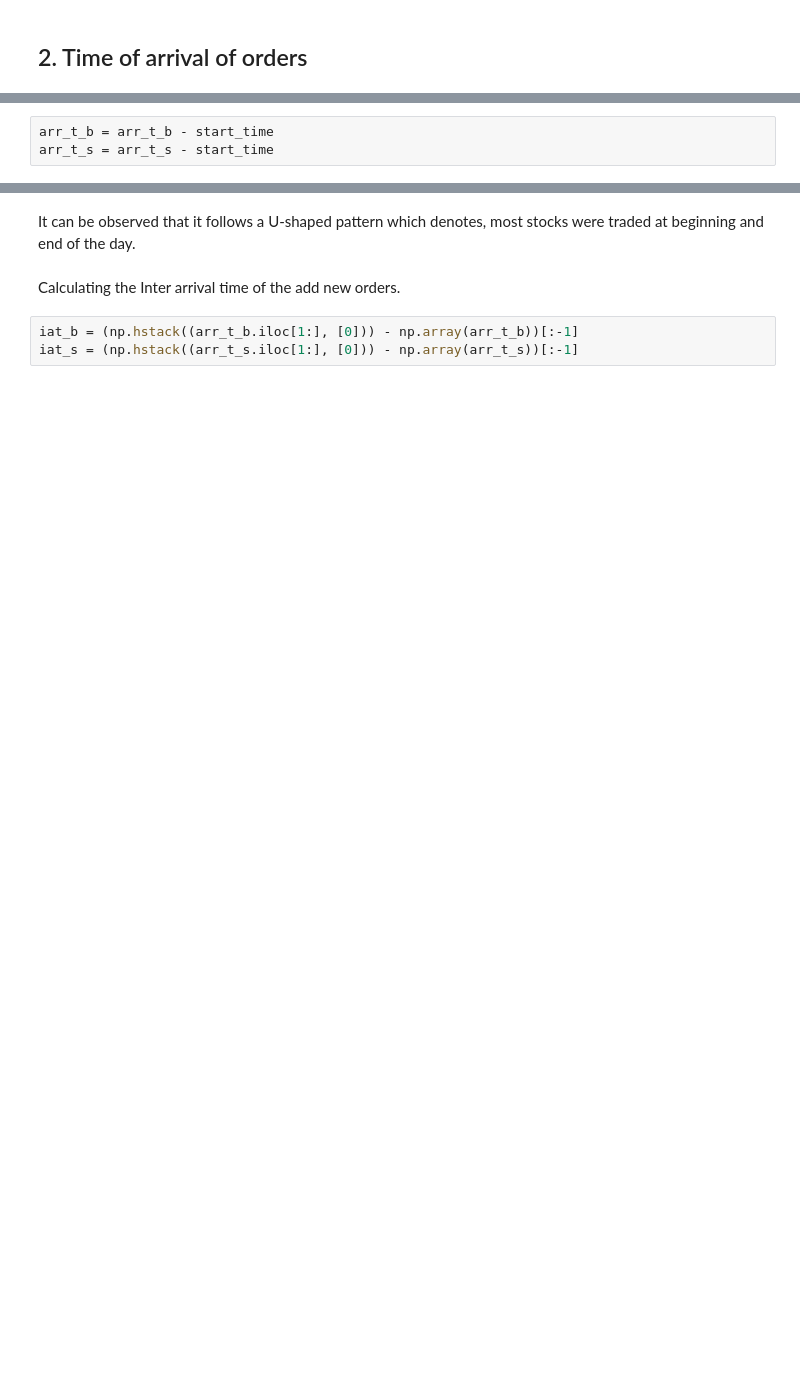
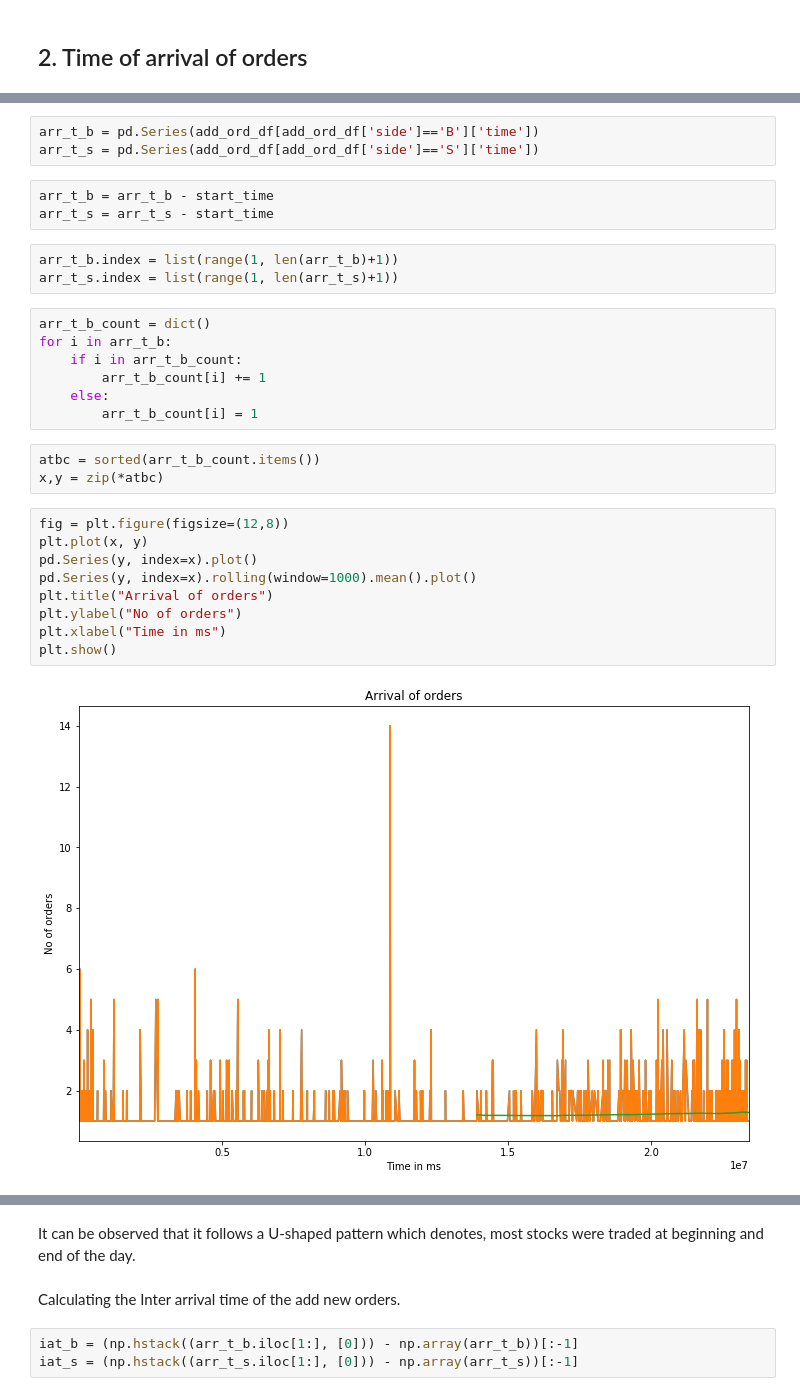
Before and after one commit to RSB-Balaji/SimulatedExchange, a Jupyter notebook: Insights.ipynb, the cells around one changed output, grey strips where cells are left out. Saved outputs shown, nothing was run; the diff lists cells and outputs as text; blank space fills up the shorter version.

```diff
--- a/Insights.ipynb
+++ b/Insights.ipynb
@@ -101,3 +131,30 @@ arr_t_s = arr_t_s[arr_t_s < end_time]
+# %%
+arr_t_b = pd.Series(add_ord_df[add_ord_df['side']=='B']['time'])
+arr_t_s = pd.Series(add_ord_df[add_ord_df['side']=='S']['time'])
 # %%
 arr_t_b = arr_t_b - start_time
 arr_t_s = arr_t_s - start_time
+# %%
+arr_t_b.index = list(range(1, len(arr_t_b)+1))
+arr_t_s.index = list(range(1, len(arr_t_s)+1))
+# %%
+arr_t_b_count = dict()
+for i in arr_t_b:
+    if i in arr_t_b_count:
+        arr_t_b_count[i] += 1
+    else:
+        arr_t_b_count[i] = 1
+# %%
+atbc = sorted(arr_t_b_count.items())
+x,y = zip(*atbc)
+# %%
+fig = plt.figure(figsize=(12,8))
+plt.plot(x, y)
+pd.Series(y, index=x).plot()
+pd.Series(y, index=x).rolling(window=1000).mean().plot()
+plt.title("Arrival of orders")
+plt.ylabel("No of orders")
+plt.xlabel("Time in ms")
+plt.show()
+# %% [output]
+[figure, added]
```
Also changed, not shown: parts of 29 cells of this notebook.
